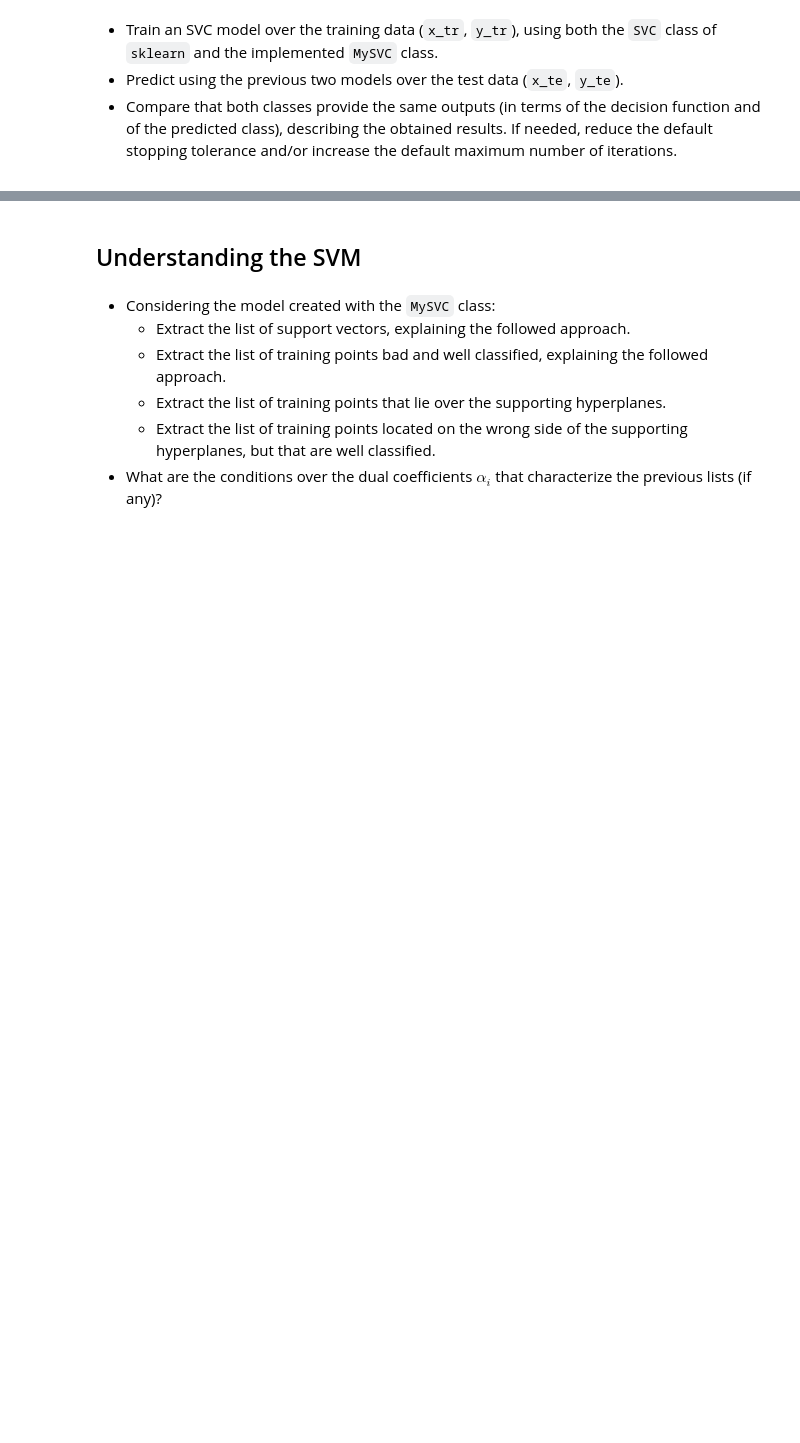
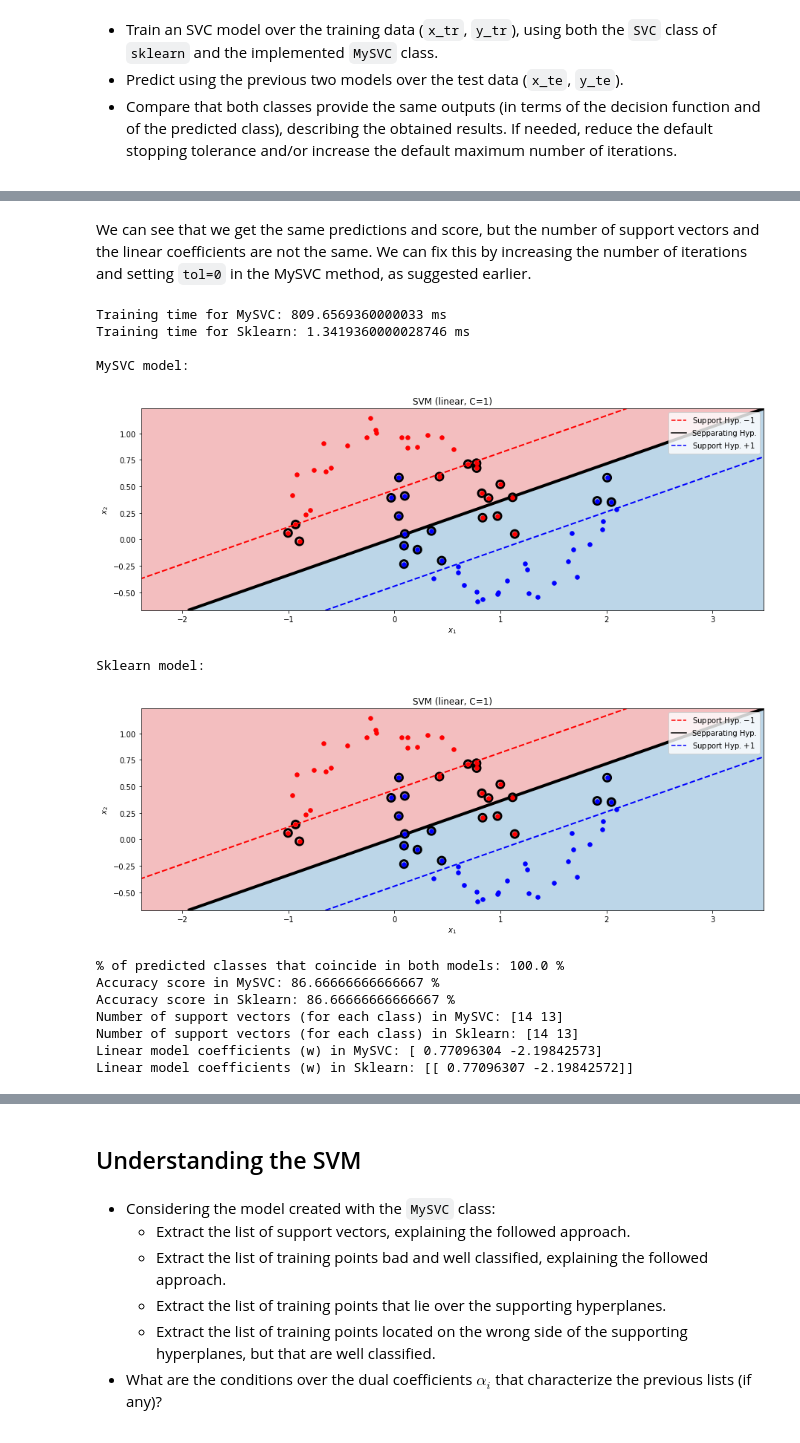
Before and after one commit to Ludvins/MCD_Practicas_MAAA, a Jupyter notebook: P1/SMO.ipynb, the cells around one changed output, grey strips where cells are left out. Cells and saved outputs as stored; diff of their text form; code cells hidden in the pictures; blank space fills up the shorter version.

```diff
--- a/P1/SMO.ipynb
+++ b/P1/SMO.ipynb
@@ -294,0 +472,19 @@ model_sk = SVC(C=C, gamma=gamma)
+# %% [markdown]
+We can see that we get the same predictions and score, but the number of support vectors and the linear coefficients are not the same. We can fix this by increasing the number of iterations and setting `tol=0` in the MySVC method, as suggested earlier.
+# %%
+compare_svc(x_tr, y_tr, x_te, y_te, kernel='linear', tol=0, max_iter=300)
+# %% [output]
+Training time for MySVC: 809.6569360000033 ms
+Training time for Sklearn: 1.3419360000028746 ms
+
+MySVC model:
+[figure, added]
+Sklearn model:
+[figure, added]
+% of predicted classes that coincide in both models: 100.0 %
+Accuracy score in MySVC: 86.66666666666667 %
+Accuracy score in Sklearn: 86.66666666666667 %
+Number of support vectors (for each class) in MySVC: [14 13]
+Number of support vectors (for each class) in Sklearn: [14 13]
+Linear model coefficients (w) in MySVC: [ 0.77096304 -2.19842573]
+Linear model coefficients (w) in Sklearn: [[ 0.77096307 -2.19842572]]
```
Also changed, not shown: parts of 17 cells of this notebook, 3 other files.
